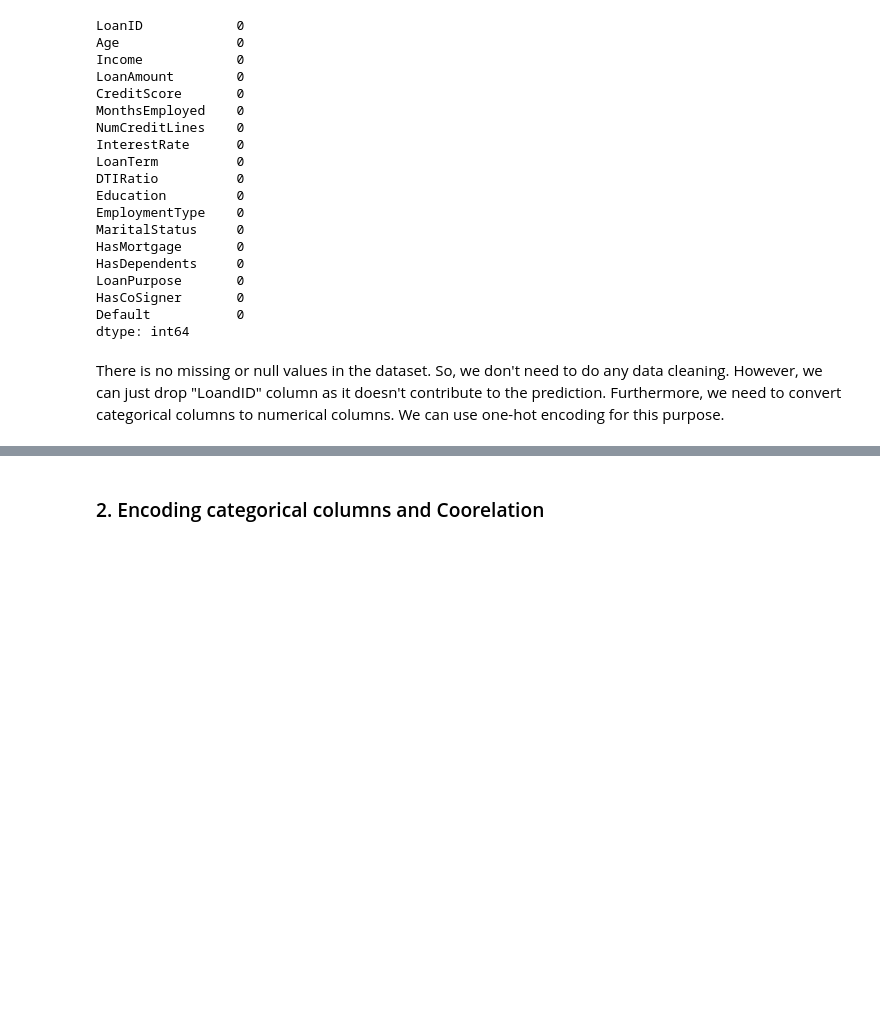
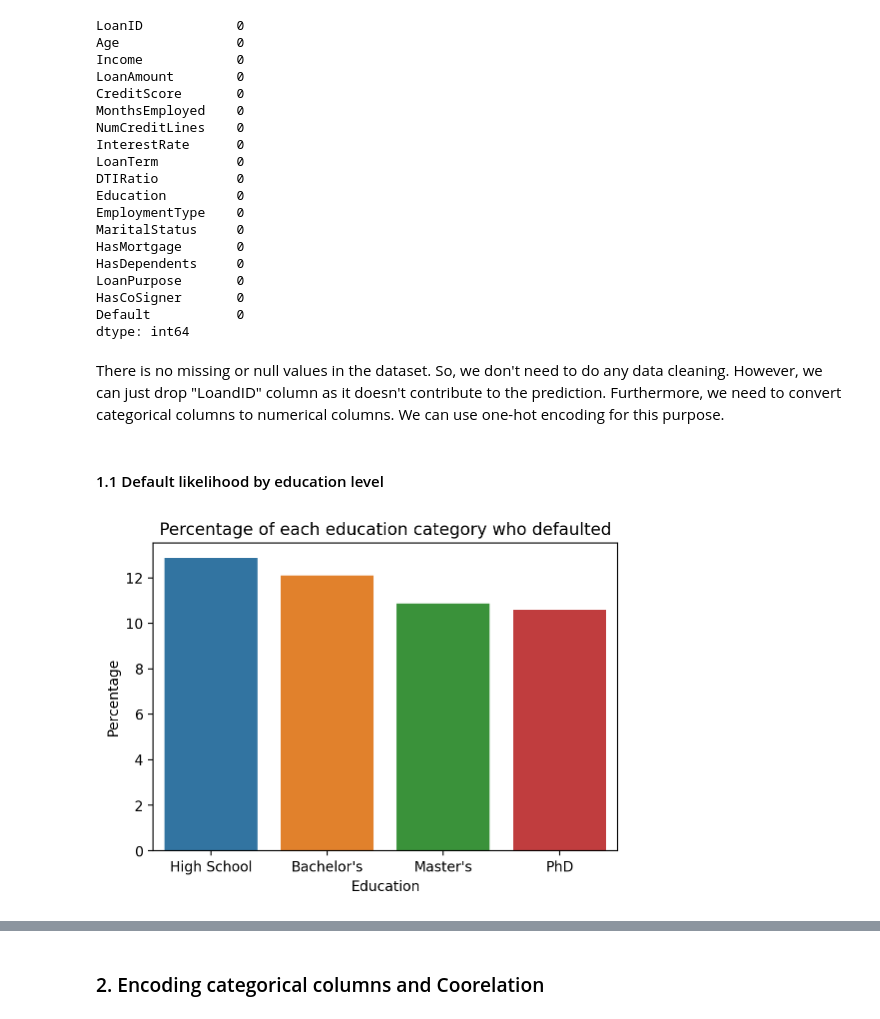
Before and after one commit to mijanr/PredEngine, a Jupyter notebook: 2_classification/loan_default_prediction.ipynb, the cells around one changed output, grey strips where cells are left out. Drawn from its saved outputs; the diff is of its cells as text; code cells hidden in the pictures; blank space fills up the shorter version.

Commit message:
likelihood of education and employment in being default plots added

```diff
--- a/2_classification/loan_default_prediction.ipynb
+++ b/2_classification/loan_default_prediction.ipynb
@@ -56,3 +56,21 @@ Default           0
 dtype: int64
 # %% [markdown]
 There is no missing or null values in the dataset. So, we don't need to do any data cleaning. However, we can just drop "LoandID" column as it doesn't contribute to the prediction. Furthermore, we need to convert categorical columns to numerical columns. We can use one-hot encoding for this purpose.
+# %% [markdown]
+#### 1.1 Default likelihood by education level
+# %%
+# find percentage of each education category who defaulted
+df_education = df.groupby(['Education', 'Default'])['Default'].count().reset_index(name='count').sort_values(['Education', 'Default'], ascending=False)
+df_education['percentage'] = df_education['count'].div(df_education.groupby('Education')['count'].transform('sum')).mul(100)
+df_education_default = df_education[df_education['Default'] == 1]
+df_education_default = df_education_default.sort_values(['percentage'], ascending=False)
+
+# plot the percentage of each education category who defaulted
+plt.figure(figsize=(6,4))
+sns.barplot(x='Education', y='percentage', data=df_education_default, hue='Education')
+plt.title('Percentage of each education category who defaulted')
+plt.xlabel('Education')
+plt.ylabel('Percentage')
+plt.show()
+# %% [output]
+[figure, added]
```
Also changed, not shown: parts of 3 cells of this notebook.
